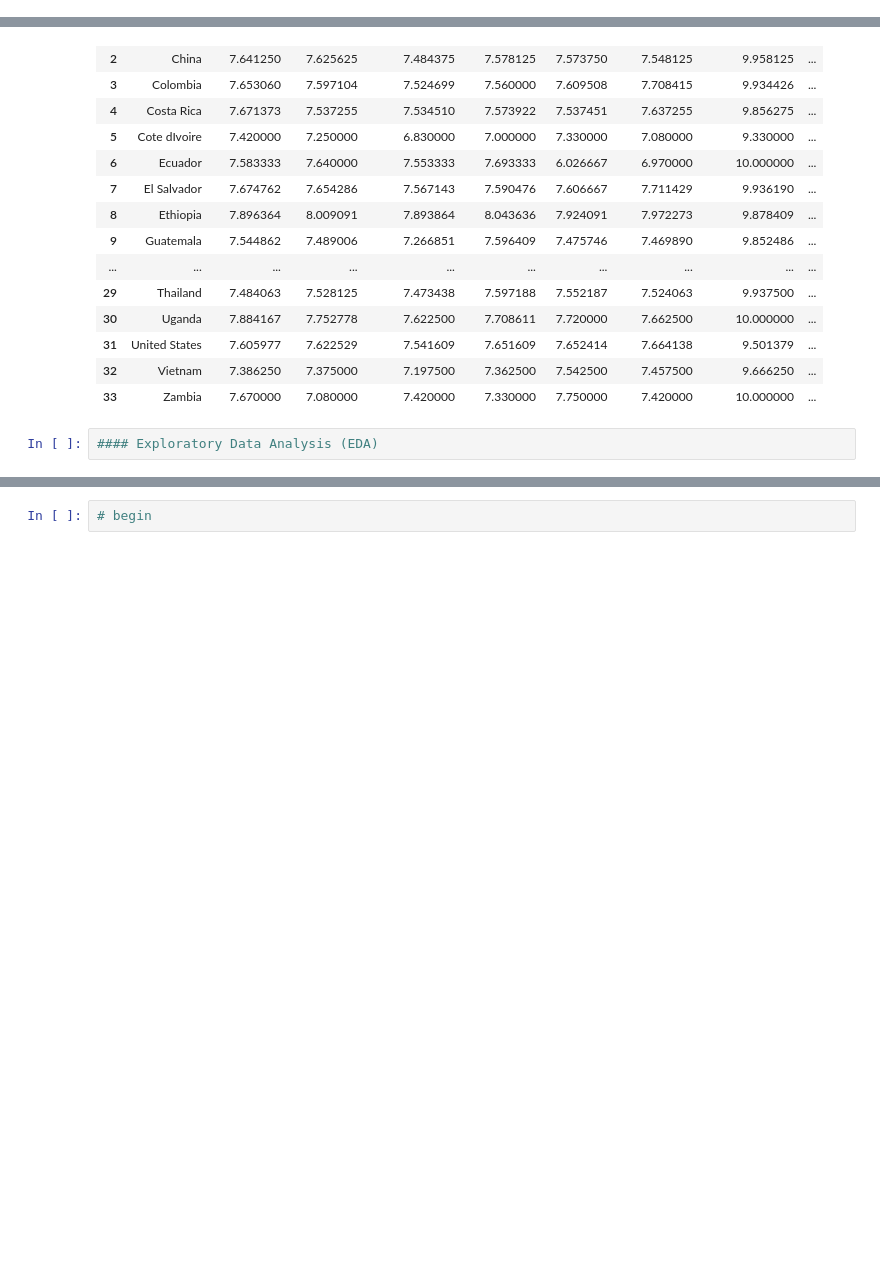
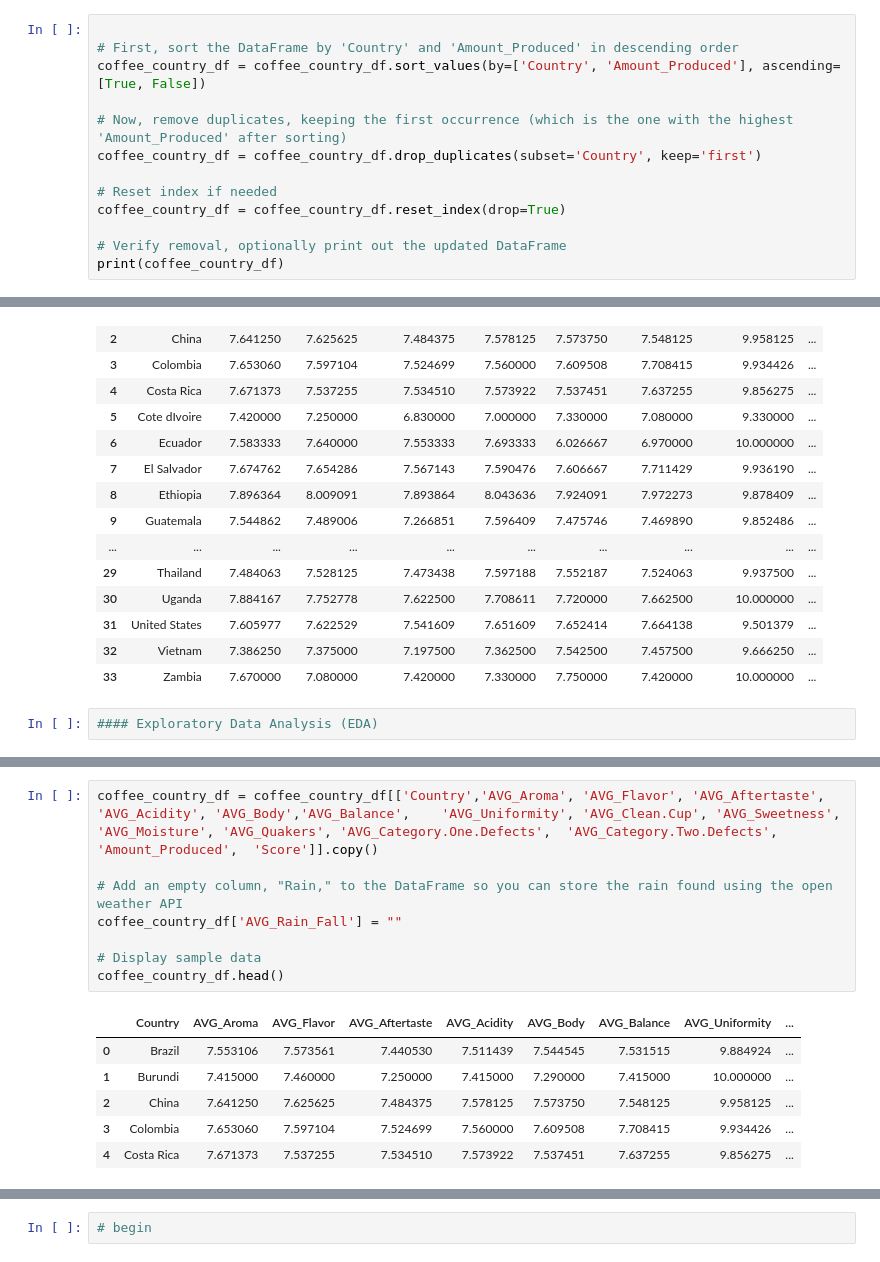
Before and after one commit to colinroberts-data-analytics-portfolio/project1, a Jupyter notebook: coffee_study.ipynb, the cells around one changed output, grey strips where cells are left out. Cells and saved outputs as stored; diff of their text form; blank space fills up the shorter version.

```diff
--- a/coffee_study.ipynb
+++ b/coffee_study.ipynb
@@ -136,0 +139,13 @@ No duplicates found based on the 'Country' column.
+# %%
+
+# First, sort the DataFrame by 'Country' and 'Amount_Produced' in descending order
+coffee_country_df = coffee_country_df.sort_values(by=['Country', 'Amount_Produced'], ascending=[True, False])
+
+# Now, remove duplicates, keeping the first occurrence (which is the one with the highest 'Amount_Produced' after sorting)
+coffee_country_df = coffee_country_df.drop_duplicates(subset='Country', keep='first')
+
+# Reset index if needed
+coffee_country_df = coffee_country_df.reset_index(drop=True)
+
+# Verify removal, optionally print out the updated DataFrame
+print(coffee_country_df)
@@ -231,0 +284,15 @@ coffee_country_df
+# %%
+coffee_country_df = coffee_country_df[['Country','AVG_Aroma', 'AVG_Flavor', 'AVG_Aftertaste', 'AVG_Acidity', 'AVG_Body','AVG_Balance',	'AVG_Uniformity', 'AVG_Clean.Cup', 'AVG_Sweetness',	'AVG_Moisture',	'AVG_Quakers', 'AVG_Category.One.Defects',	'AVG_Category.Two.Defects',	'Amount_Produced',	'Score']].copy()
+
+# Add an empty column, "Rain," to the DataFrame so you can store the rain found using the open weather API
+coffee_country_df['AVG_Rain_Fall'] = ""
+
+# Display sample data
+coffee_country_df.head()
+# %% [output]
+|  | Country | AVG_Aroma | AVG_Flavor | AVG_Aftertaste | AVG_Acidity | AVG_Body | AVG_Balance | AVG_Uniformity | ... |
+| 0 | Brazil | 7.553106 | 7.573561 | 7.440530 | 7.511439 | 7.544545 | 7.531515 | 9.884924 | ... |
+| 1 | Burundi | 7.415000 | 7.460000 | 7.250000 | 7.415000 | 7.290000 | 7.415000 | 10.000000 | ... |
+| 2 | China | 7.641250 | 7.625625 | 7.484375 | 7.578125 | 7.573750 | 7.548125 | 9.958125 | ... |
+| 3 | Colombia | 7.653060 | 7.597104 | 7.524699 | 7.560000 | 7.609508 | 7.708415 | 9.934426 | ... |
+| 4 | Costa Rica | 7.671373 | 7.537255 | 7.534510 | 7.573922 | 7.537451 | 7.637255 | 9.856275 | ... |
```
Also changed, not shown: parts of 10 cells of this notebook.
